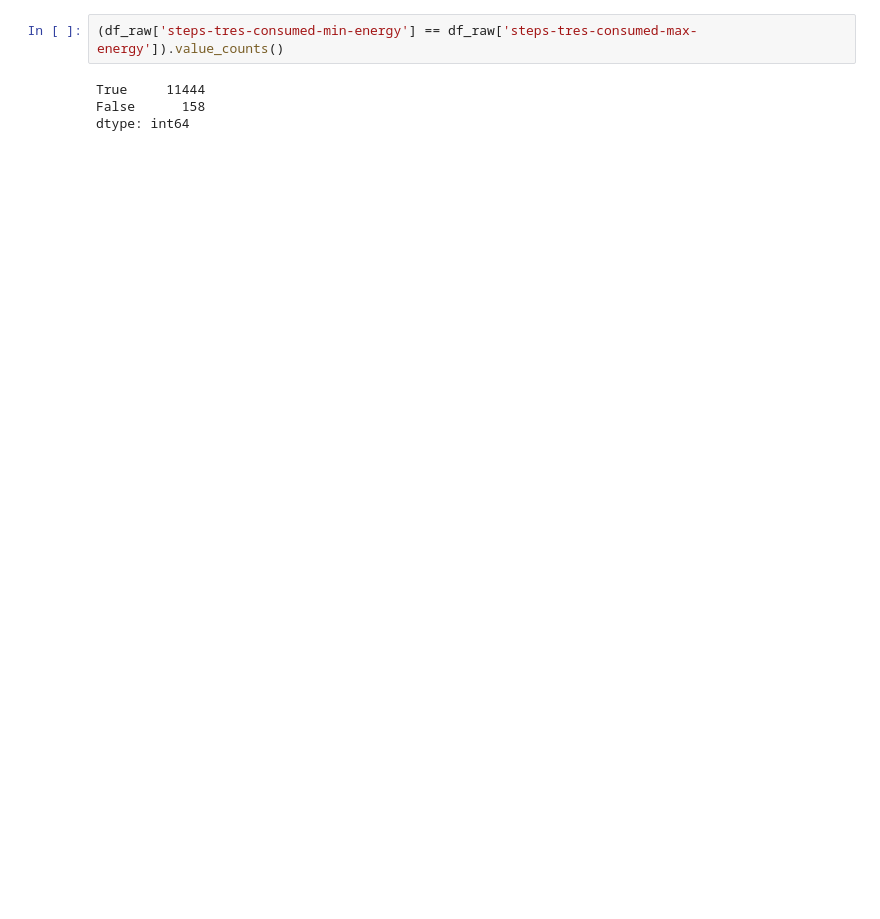
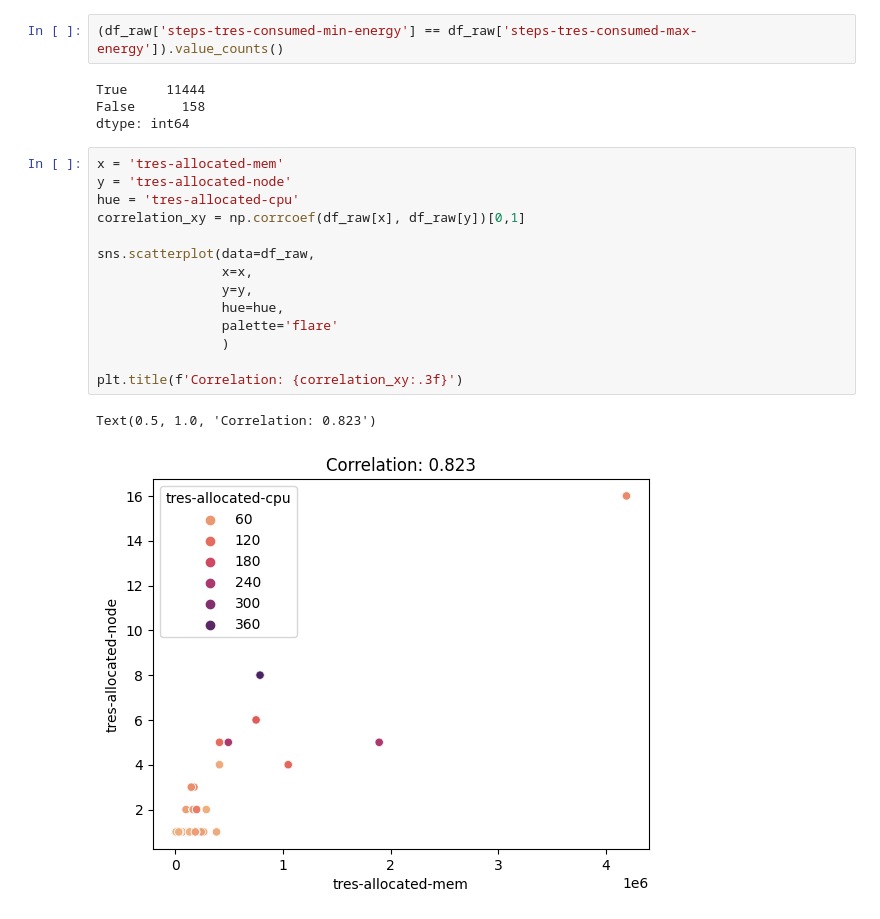
Before and after one commit to admire-eurohpc/AnomalyDetection, a Jupyter notebook: notebooks/transform_clean.ipynb, the cells around one changed output. Cells and saved outputs as stored; diff of their text form; blank space fills up the shorter version.

```diff
--- a/notebooks/transform_clean.ipynb
+++ b/notebooks/transform_clean.ipynb
@@ -107,3 +125,20 @@ df_raw.to_csv(f'data/jobs_step_1_final.csv', index=False)
 True     11444
 False      158
 dtype: int64
+# %%
+x = 'tres-allocated-mem'
+y = 'tres-allocated-node'
+hue = 'tres-allocated-cpu'
+correlation_xy = np.corrcoef(df_raw[x], df_raw[y])[0,1]
+
+sns.scatterplot(data=df_raw,
+                x=x,
+                y=y,
+                hue=hue,
+                palette='flare'
+                )
+
+plt.title(f'Correlation: {correlation_xy:.3f}')
+# %% [output]
+Text(0.5, 1.0, 'Correlation: 0.823')
+[figure, added]
```
Also changed, not shown: parts of 10 cells of this notebook.
